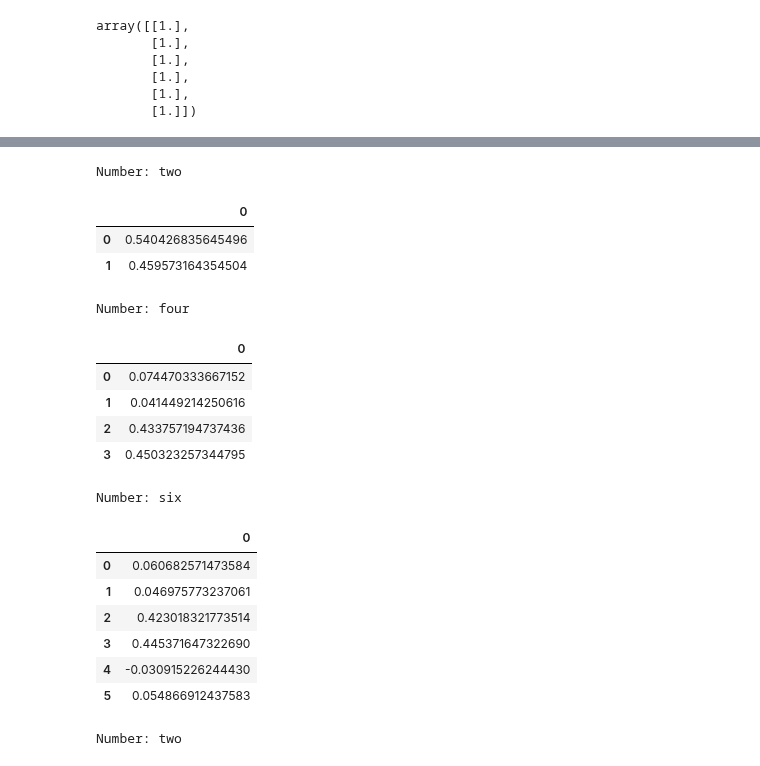
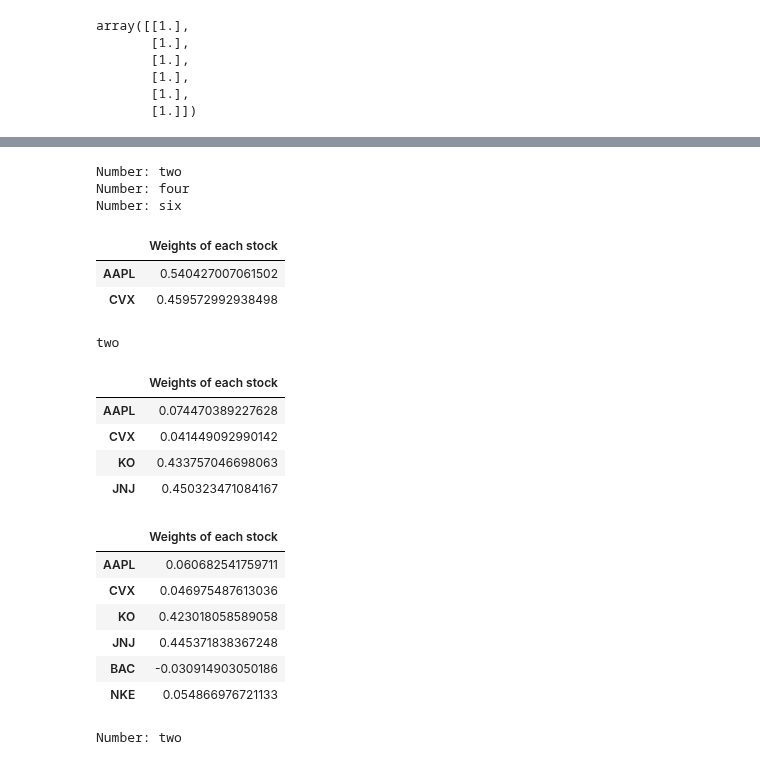
Before and after one commit to NumEconCopenhagen/projects-2024-zgc373-og-pgj472, a Jupyter notebook: dataproject/dataproject.ipynb, the cells around one changed output, grey strips where cells are left out. Saved outputs shown, nothing was run; the diff lists cells and outputs as text; code cells hidden in the pictures.

```diff
--- a/dataproject/dataproject.ipynb
+++ b/dataproject/dataproject.ipynb
@@ -233,38 +223,39 @@ array([[ 571.77014859],
-# %%
-# Set the display precision to 15
-#pd.set_option('display.float_format', '{:.15f}'.format)
-
-
-#display(SD.normalize_z_vector("two"))
-#display(SD.normalize_z_vector("four"))
-#display(SD.normalize_z_vector("six"))
-
-
-# Set the display precision to 15
-pd.set_option('display.float_format', '{:.15f}'.format)
-
-
-# Convert the normalized vectors to pandas DataFrames and display them
-display(pd.DataFrame(SD.normalize_z_vector("two")))
-display(pd.DataFrame(SD.normalize_z_vector("four")))
-display(pd.DataFrame(SD.normalize_z_vector("six")))
-# %% [output]
-Number: two
-|  | 0 |
-| 0 | 0.540426835645496 |
-| 1 | 0.459573164354504 |
-Number: four
-|  | 0 |
-| 0 | 0.074470333667152 |
-| 1 | 0.041449214250616 |
-| 2 | 0.433757194737436 |
-| 3 | 0.450323257344795 |
-Number: six
-|  | 0 |
-| 0 | 0.060682571473584 |
-| 1 | 0.046975773237061 |
-| 2 | 0.423018321773514 |
-| 3 | 0.445371647322690 |
-| 4 | -0.030915226244430 |
-| 5 | 0.054866912437583 |
+# %%
+# We again set the display to 15 decimal points
+pd.set_option('display.float_format', '{:.15f}'.format)
+
+# We get the weights
+weights_two = SD.normalize_z_vector("two")
+weights_four = SD.normalize_z_vector("four")
+weights_six = SD.normalize_z_vector("six")
+
+# We create DataFrames with the weights and the stock names as the index
+df_two = pd.DataFrame(weights_two, index=SD.tickers[:2], columns=["Weights of each stock"])
+df_four = pd.DataFrame(weights_four, index=SD.tickers[:4], columns=["Weights of each stock"])
+df_six = pd.DataFrame(weights_six, index=SD.tickers[:6], columns=["Weights of each stock"])
+
+# We will display the DataFrames
+display(df_two)
+display(df_four)
+display(df_six)
+# %% [output]
+Number: two
+Number: four
+Number: six
+|  | Weights of each stock |
+| AAPL | 0.540427007061502 |
+| CVX | 0.459572992938498 |
+two
+|  | Weights of each stock |
+| AAPL | 0.074470389227628 |
+| CVX | 0.041449092990142 |
+| KO | 0.433757046698063 |
+| JNJ | 0.450323471084167 |
+|  | Weights of each stock |
+| AAPL | 0.060682541759711 |
+| CVX | 0.046975487613036 |
+| KO | 0.423018058589058 |
+| JNJ | 0.445371838367248 |
+| BAC | -0.030914903050186 |
+| NKE | 0.054866976721133 |
 # %%
```
Also changed, not shown: parts of 15 cells of this notebook, 1 other file.
